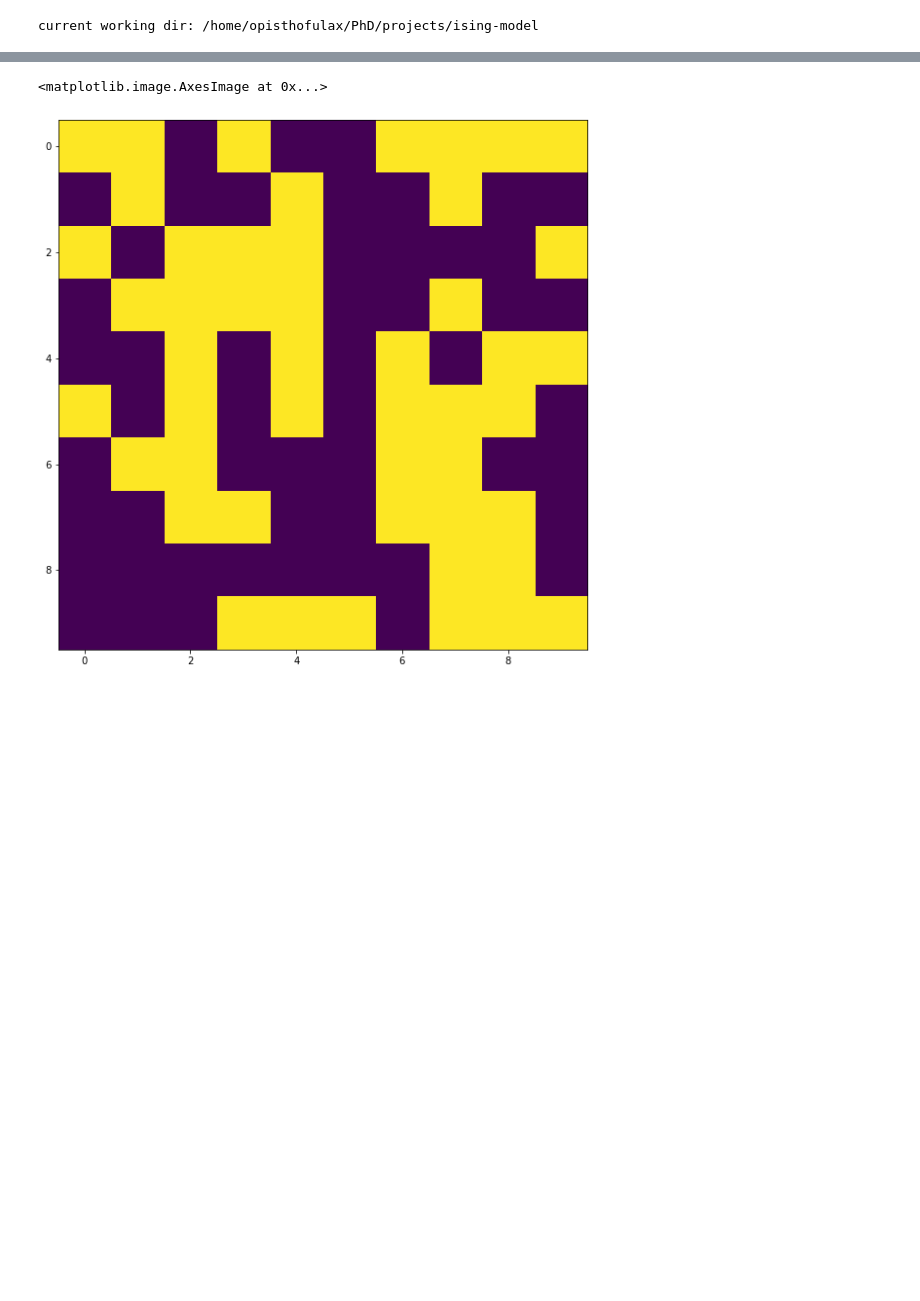
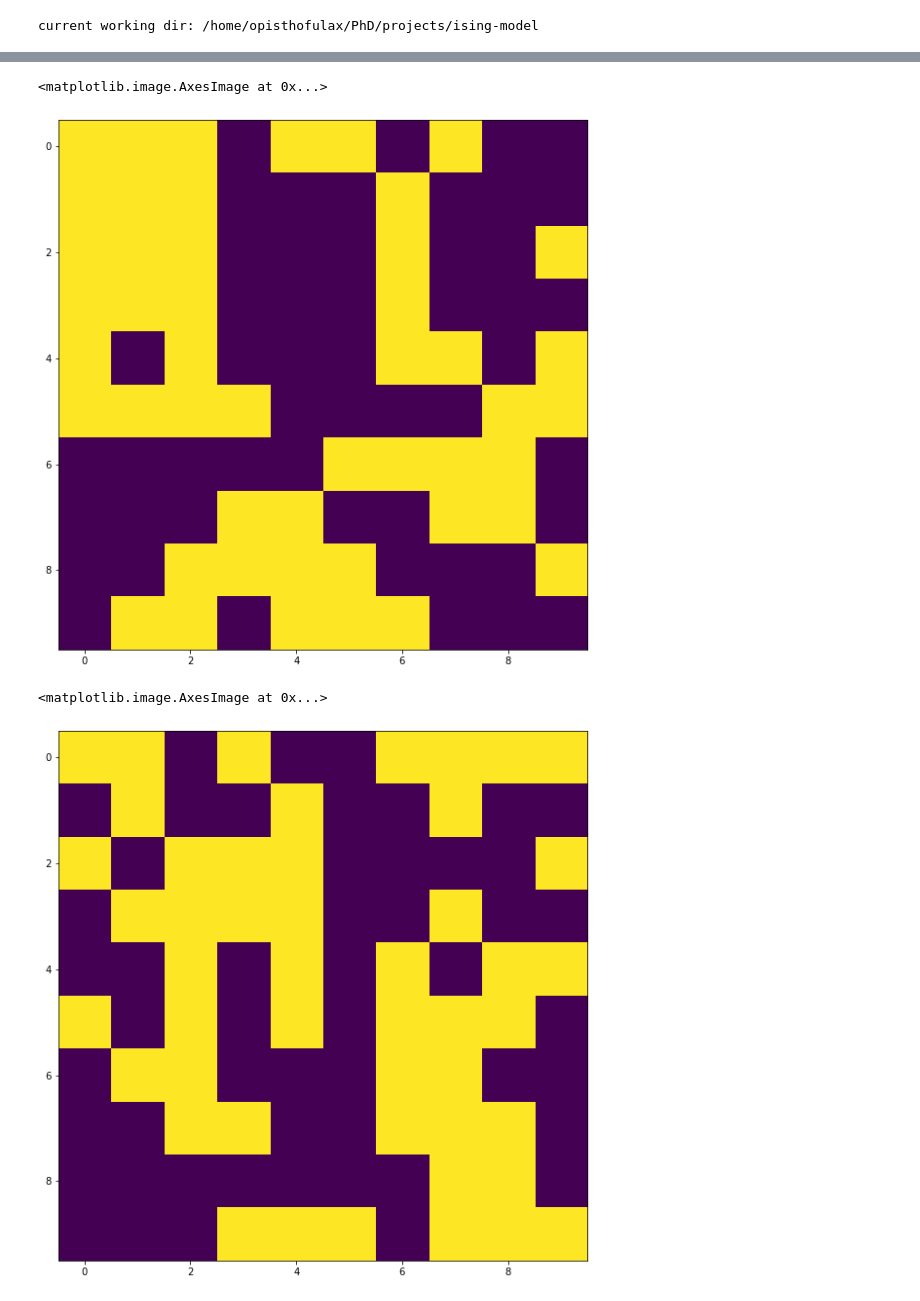
Before and after one commit to giulioiannelli/ising-model, a Jupyter notebook: tools/config_visualiser.ipynb, the cells around one changed output, grey strips where cells are left out. Saved outputs shown, nothing was run; the diff lists cells and outputs as text; code cells hidden in the pictures; blank space fills up the shorter version.

```diff
--- a/tools/config_visualiser.ipynb
+++ b/tools/config_visualiser.ipynb
@@ -51,3 +56,9 @@ plt.imshow(config[4])
+# %%
+plt.figure(figsize=(10, 10))
+plt.imshow(config[30])
+# %% [output]
+<matplotlib.image.AxesImage at 0x...>
+[figure, added]
 # %%
 plt.figure(figsize=(10, 10))
 plt.imshow(config[10])
```
Also changed, not shown: parts of 4 cells of this notebook, 23 other files.
